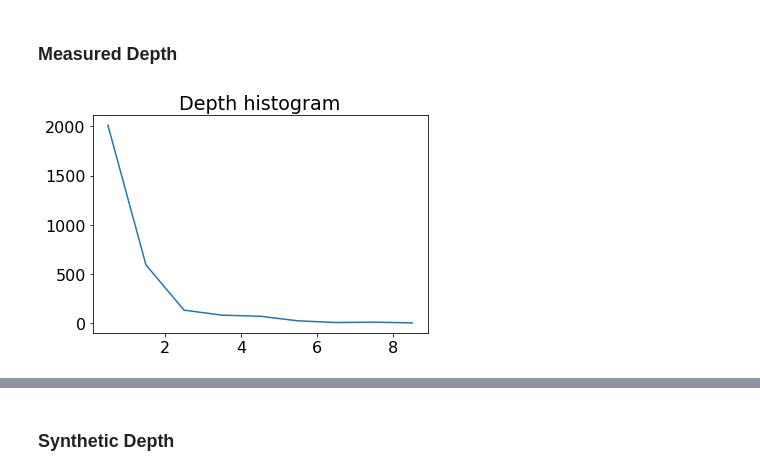
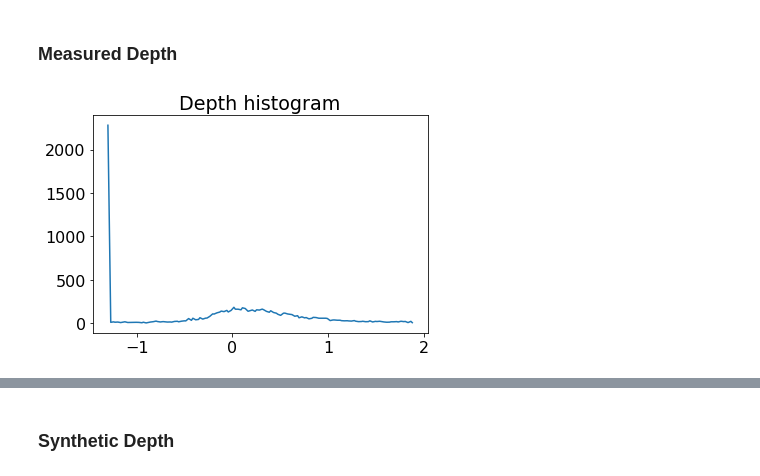
Before and after one commit to crmauceri/dataset_loaders, a Jupyter notebook: Data_Browser.ipynb, the cells around one changed output, grey strips where cells are left out. Saved outputs shown, nothing was run; the diff lists cells and outputs as text; code cells hidden in the pictures.

```diff
--- a/Data_Browser.ipynb
+++ b/Data_Browser.ipynb
@@ -149,0 +175,10 @@ Found 2975 train images
+# %%
+# Extra configurations
+cfg_list = ['DATASET.CITYSCAPES.GT_MODE', 'gtFine',
+            'DATASET.CITYSCAPES.TRAIN_SET', 'train']
+cfg = get_cfg_defaults()
+cfg.merge_from_file(cfg_file)
+cfg.merge_from_list(['DATASET.ROOT', root])
+cfg.merge_from_list(cfg_list)
+
+dist_train = sample_distribution(make_dataset(cfg, split='train'), n=100)
@@ -162,12 +221,16 @@ plt.show()
 # %% [markdown]
 ### Measured Depth
 # %%
-bins = np.linspace(0,255, num=256)
+#bin = np.linspace(0, 255)
+start = dist_train['mean'][3] - 2*dist_train['std'][3]
+end = dist_train['mean'][3] + 2*dist_train['std'][3]
+bins = np.linspace(start,end, num=256)
+
 plot_distribution([dist_train['samples'][:, 3:]], bins)
 plt.title("Depth histogram")
 plt.show()
 # %% [output]
-[figure, old version]
+[figure, new version]
 # %%
 print("{} mean: {} \n \t std: {}".format(dataset_name,
                                          dist_train['mean'],
```
Also changed, not shown: parts of 19 cells of this notebook, 10 other files.
